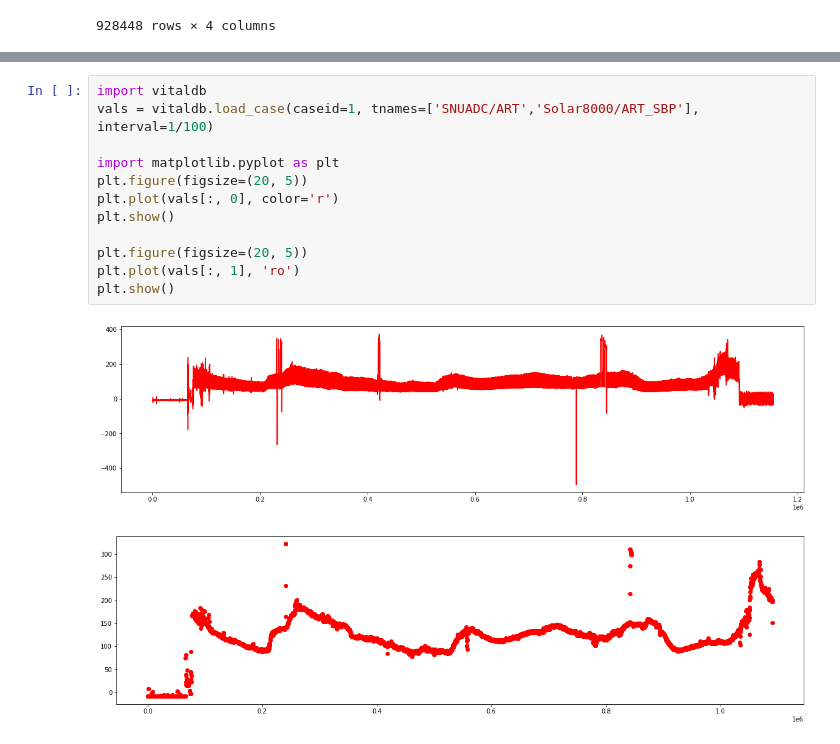
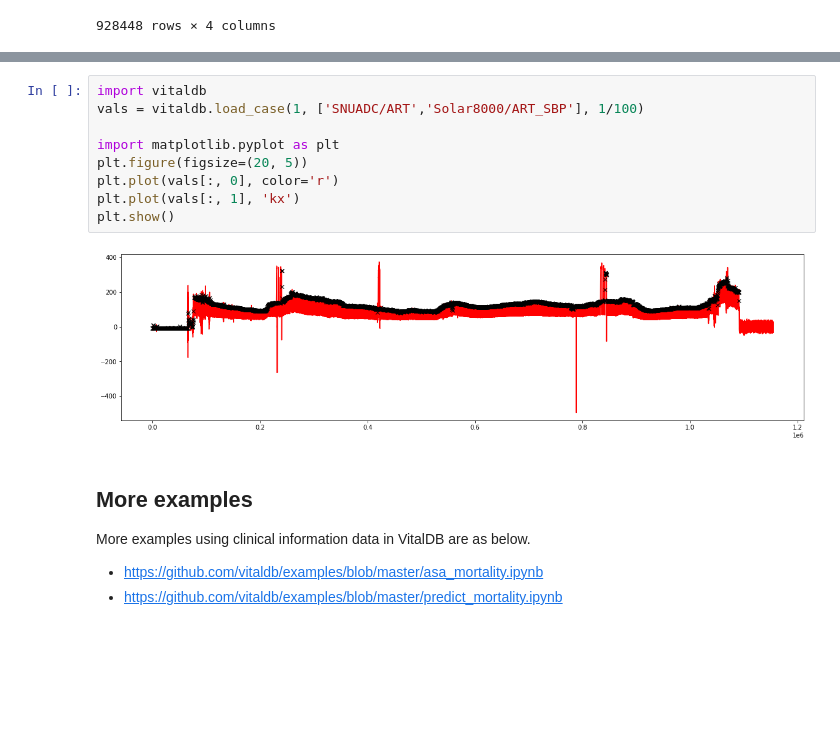
Before and after one commit to vitaldb/examples, a Jupyter notebook: vitaldb.ipynb, the cells around one changed output, grey strips where cells are left out. Saved outputs shown, nothing was run; the diff lists cells and outputs as text; blank space fills up the shorter version.

```diff
--- a/vitaldb.ipynb
+++ b/vitaldb.ipynb
@@ -184,15 +152,18 @@ Successfully installed vitaldb-0.0.5
 # %%
 import vitaldb
-vals = vitaldb.load_case(caseid=1, tnames=['SNUADC/ART','Solar8000/ART_SBP'], interval=1/100)
+vals = vitaldb.load_case(1, ['SNUADC/ART','Solar8000/ART_SBP'], 1/100)
 
 import matplotlib.pyplot as plt
 plt.figure(figsize=(20, 5))
 plt.plot(vals[:, 0], color='r')
+plt.plot(vals[:, 1], 'kx')
 plt.show()
-
-plt.figure(figsize=(20, 5))
-plt.plot(vals[:, 1], 'ro')
-plt.show()
 # %% [output]
-[figure, old version]
+[figure, new version]
-[figure, removed]
+# %% [markdown]
+## More examples
+More examples using clinical information data in VitalDB are as below.
+
+
+*   https://github.com/vitaldb/examples/blob/master/asa_mortality.ipynb
+*   https://github.com/vitaldb/examples/blob/master/predict_mortality.ipynb
```
Also changed, not shown: parts of 19 cells of this notebook.
